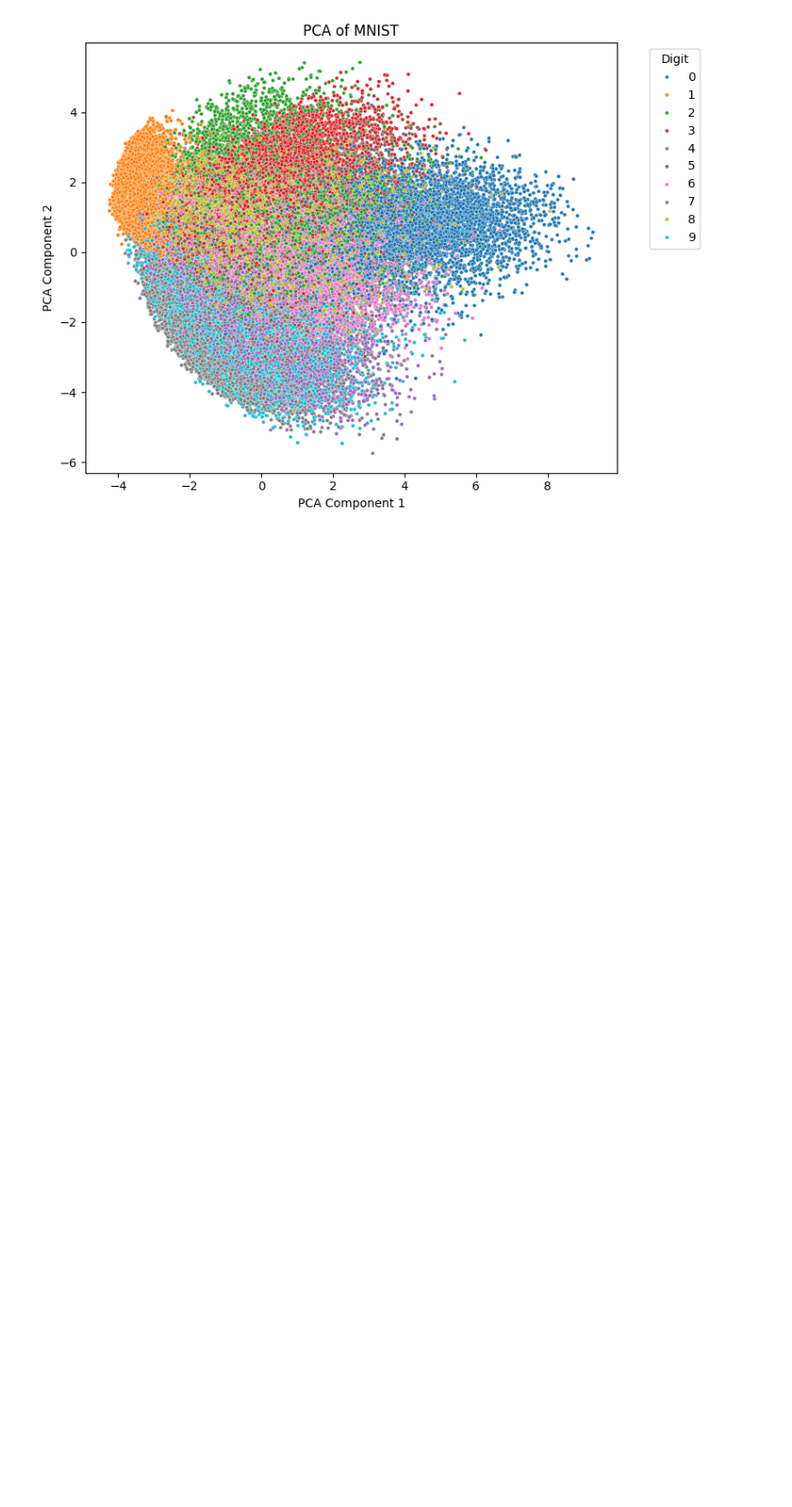
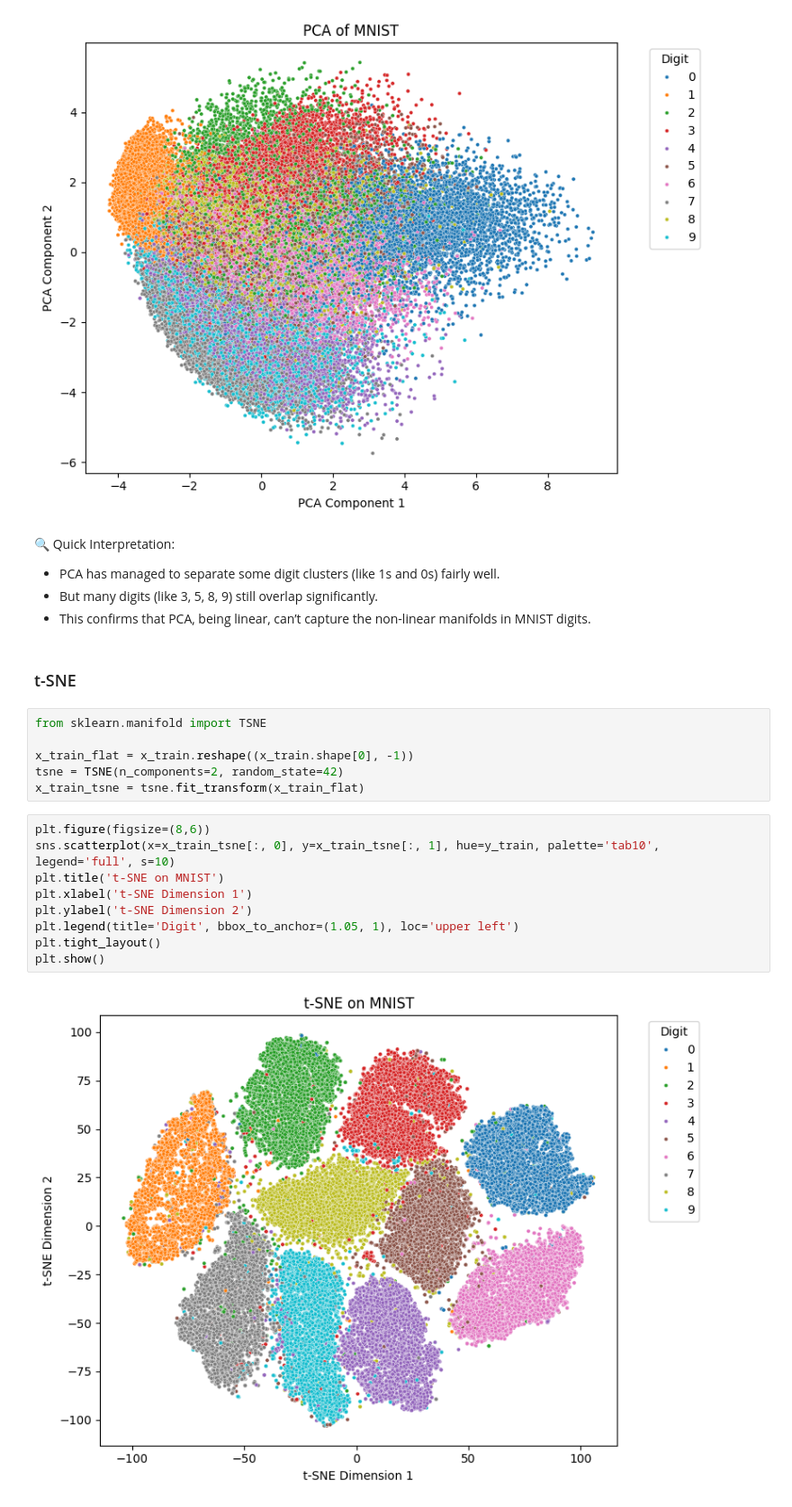
Before and after one commit to Himanshu-Kumar-123/Deep-Learning-Autoencoders, a Jupyter notebook: Autoencoders_dimensionality_reduction.ipynb, the cells around one changed output. Shown at 90% size. Cells and saved outputs as stored; diff of their text form; blank space fills up the shorter version.

```diff
--- a/Autoencoders_dimensionality_reduction.ipynb
+++ b/Autoencoders_dimensionality_reduction.ipynb
@@ -225,3 +227,27 @@ plt.tight_layout()
 plt.show()
 # %% [output]
 [figure]
+# %% [markdown]
+🔍 Quick Interpretation:
+* PCA has managed to separate some digit clusters (like 1s and 0s) fairly well.
+* But many digits (like 3, 5, 8, 9) still overlap significantly.
+* This confirms that PCA, being linear, can’t capture the non-linear manifolds in MNIST digits.
+# %% [markdown]
+### t-SNE
+# %%
+from sklearn.manifold import TSNE
+
+x_train_flat = x_train.reshape((x_train.shape[0], -1))
+tsne = TSNE(n_components=2, random_state=42)
+x_train_tsne = tsne.fit_transform(x_train_flat)
+# %%
+plt.figure(figsize=(8,6))
+sns.scatterplot(x=x_train_tsne[:, 0], y=x_train_tsne[:, 1], hue=y_train, palette='tab10', legend='full', s=10)
+plt.title('t-SNE on MNIST')
+plt.xlabel('t-SNE Dimension 1')
+plt.ylabel('t-SNE Dimension 2')
+plt.legend(title='Digit', bbox_to_anchor=(1.05, 1), loc='upper left')
+plt.tight_layout()
+plt.show()
+# %% [output]
+[figure, added]
```
Also changed, not shown: parts of 12 cells of this notebook.
